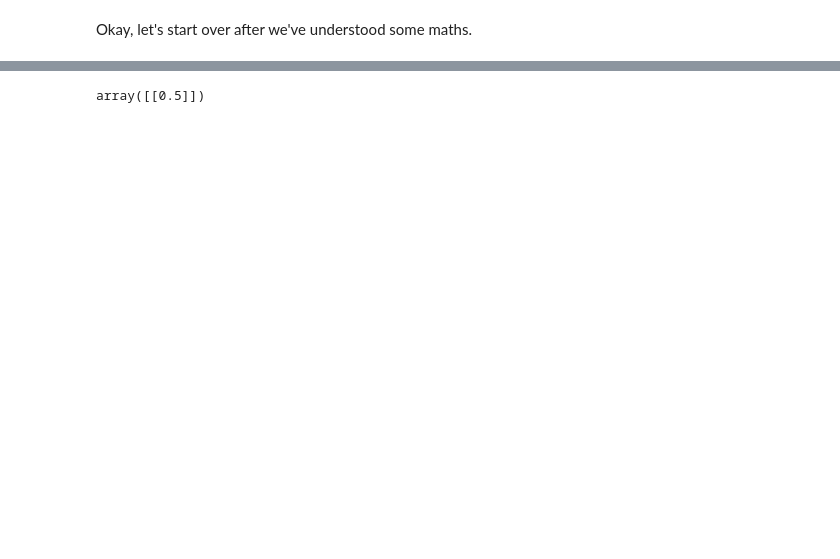
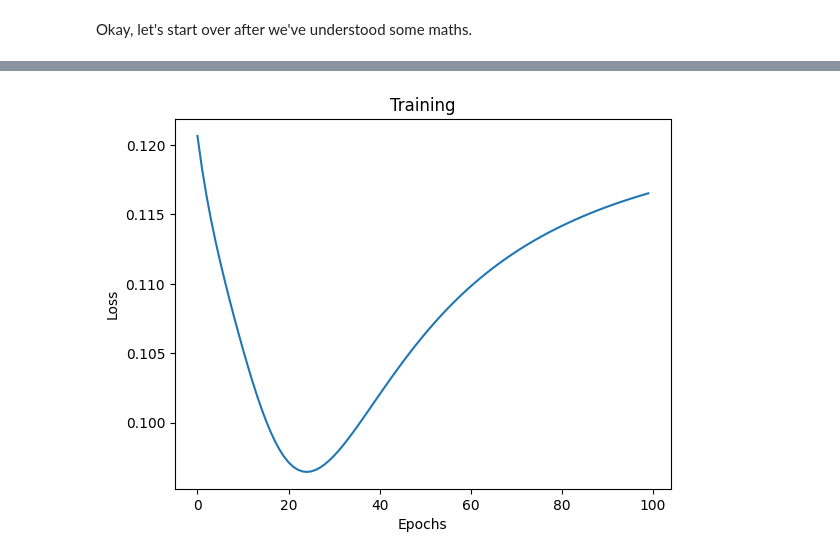
Before and after one commit to szelesaron/breast-cancer-classifier, a Jupyter notebook: ann_oop_v3.ipynb, the cells around one changed output, grey strips where cells are left out. Cells and saved outputs as stored; diff of their text form; code cells hidden in the pictures; blank space fills up the shorter version.

```diff
--- a/ann_oop_v3.ipynb
+++ b/ann_oop_v3.ipynb
@@ -10,6 +10,8 @@ import pandas as pd
 X = np.load('data/X-data.npy')
 y = np.load('data/y-data.npy')
 
+error_viz = []
+
 np.random.seed(0)
 # %%
 def split_test_train(X, y, rate=0.2):
@@ -210,7 +203,11 @@ network.train(X, y, number_epochs=epochs)
-# %%
-network.output
-# %% [output]
-array([[0.5]])
+# %%
+plt.plot(error_viz)
+plt.title("Training")
+plt.xlabel("Epochs")
+plt.ylabel("Loss")
+plt.show()
+# %% [output]
+[figure, added]
 # %%
 pred = []
 for i in X:
```
Also changed, not shown: parts of 6 cells of this notebook.
